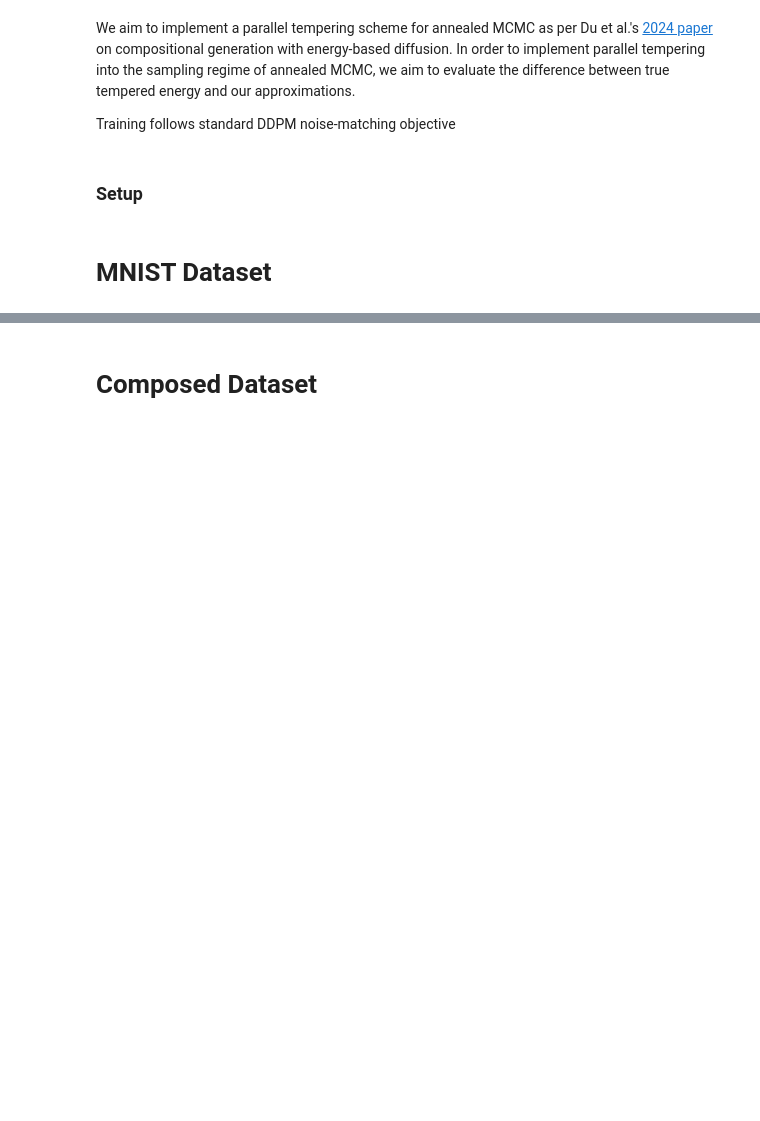
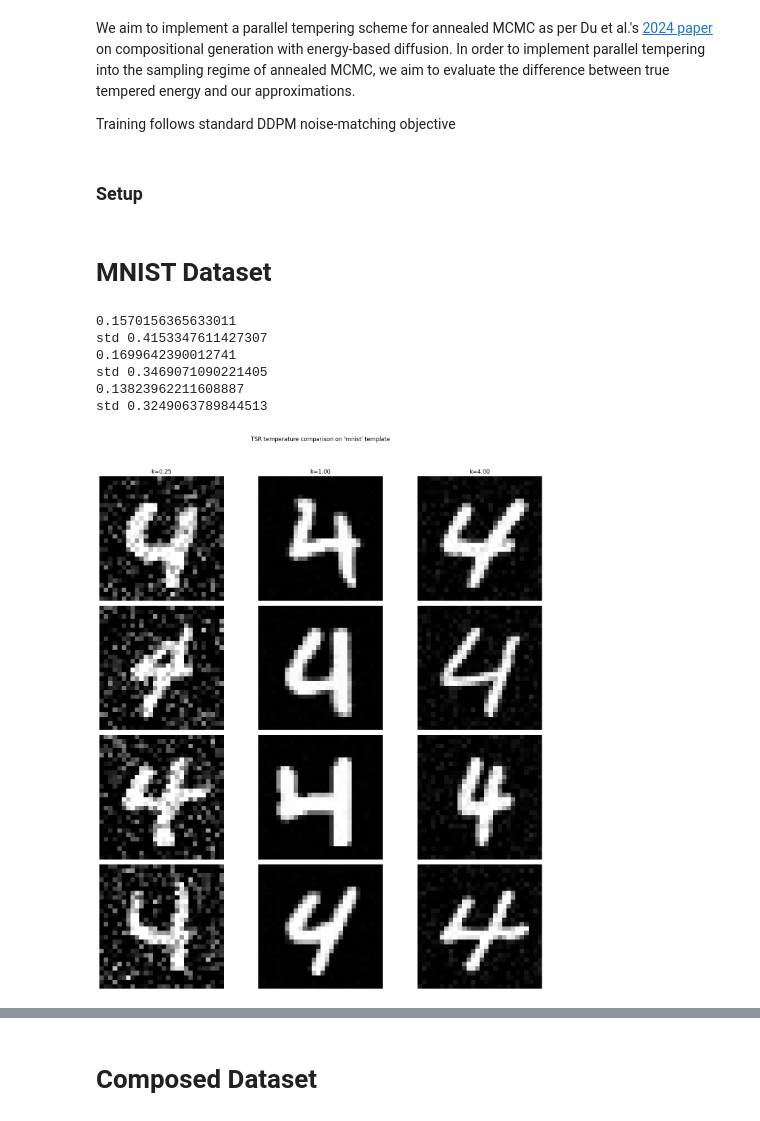
Before and after one commit to oatmeallover/parallel_tempering, a Jupyter notebook: tempered_energy.ipynb, the cells around one changed output, grey strips where cells are left out. Saved outputs shown, nothing was run; the diff lists cells and outputs as text; code cells hidden in the pictures; blank space fills up the shorter version.

Commit message:
MNIST samples look great

```diff
--- a/tempered_energy.ipynb
+++ b/tempered_energy.ipynb
@@ -43,5 +43,13 @@ n_replicas=3
 # plt.tight_layout()
 # plt.show()
 # %%
-# _ = plot_temperature_triptych(dataset_name=dataset, sigma=sigma, n_bins=n_bins, n_samples=n_samples, k=k, replica_swaps=False)
+_ = plot_temperature_triptych(dataset_name=dataset, sigma=sigma, n_bins=n_bins, n_samples=n_samples, k=k, replica_swaps=False)
+# %% [output]
+0.1570156365633011
+std 0.4153347611427307
+0.1699642390012741
+std 0.3469071090221405
+0.13823962211608887
+std 0.3249063789844513
+[figure, added]
 # %%
```
Also changed, not shown: parts of 4 cells of this notebook, 2 other files.
